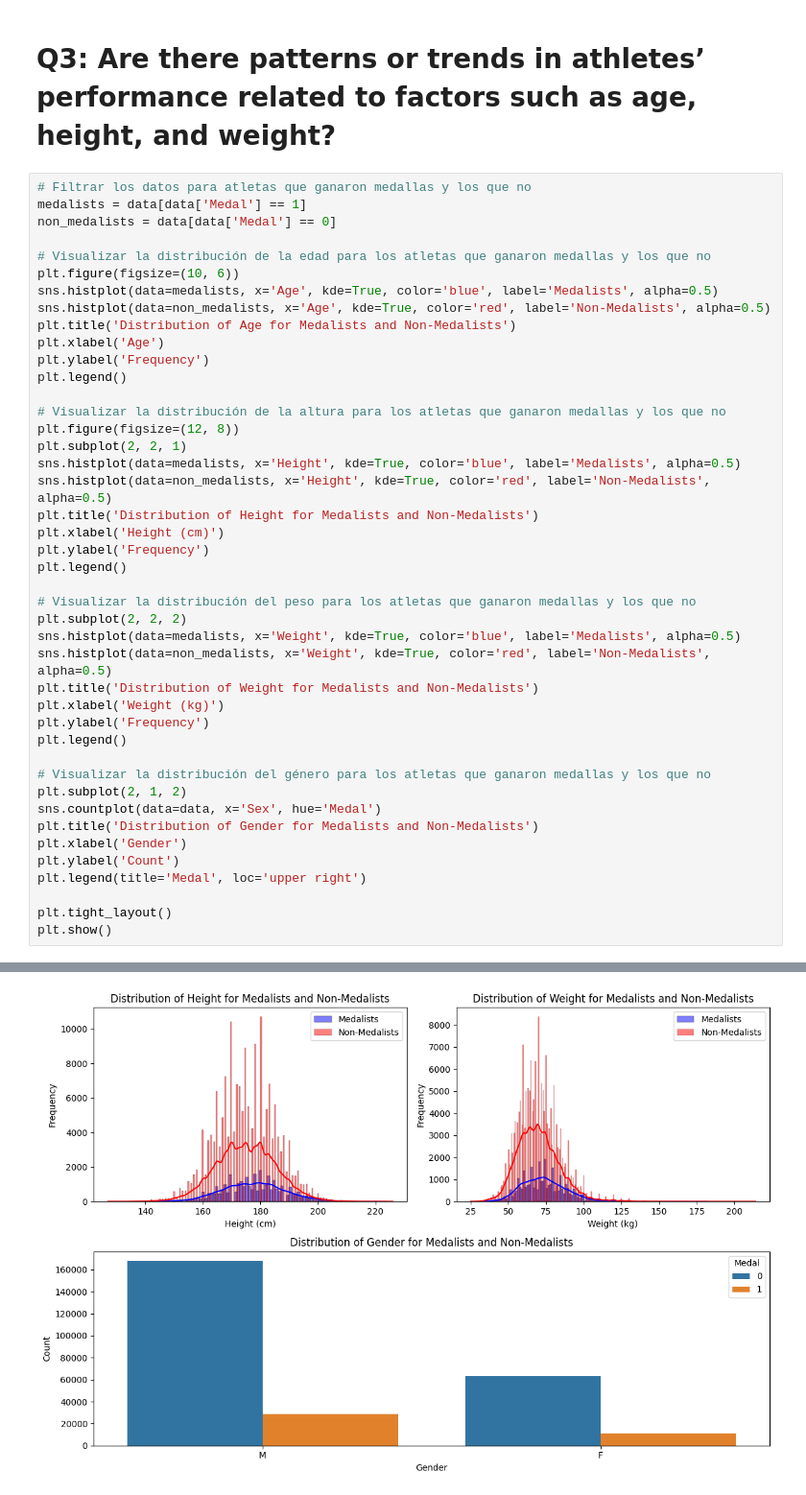
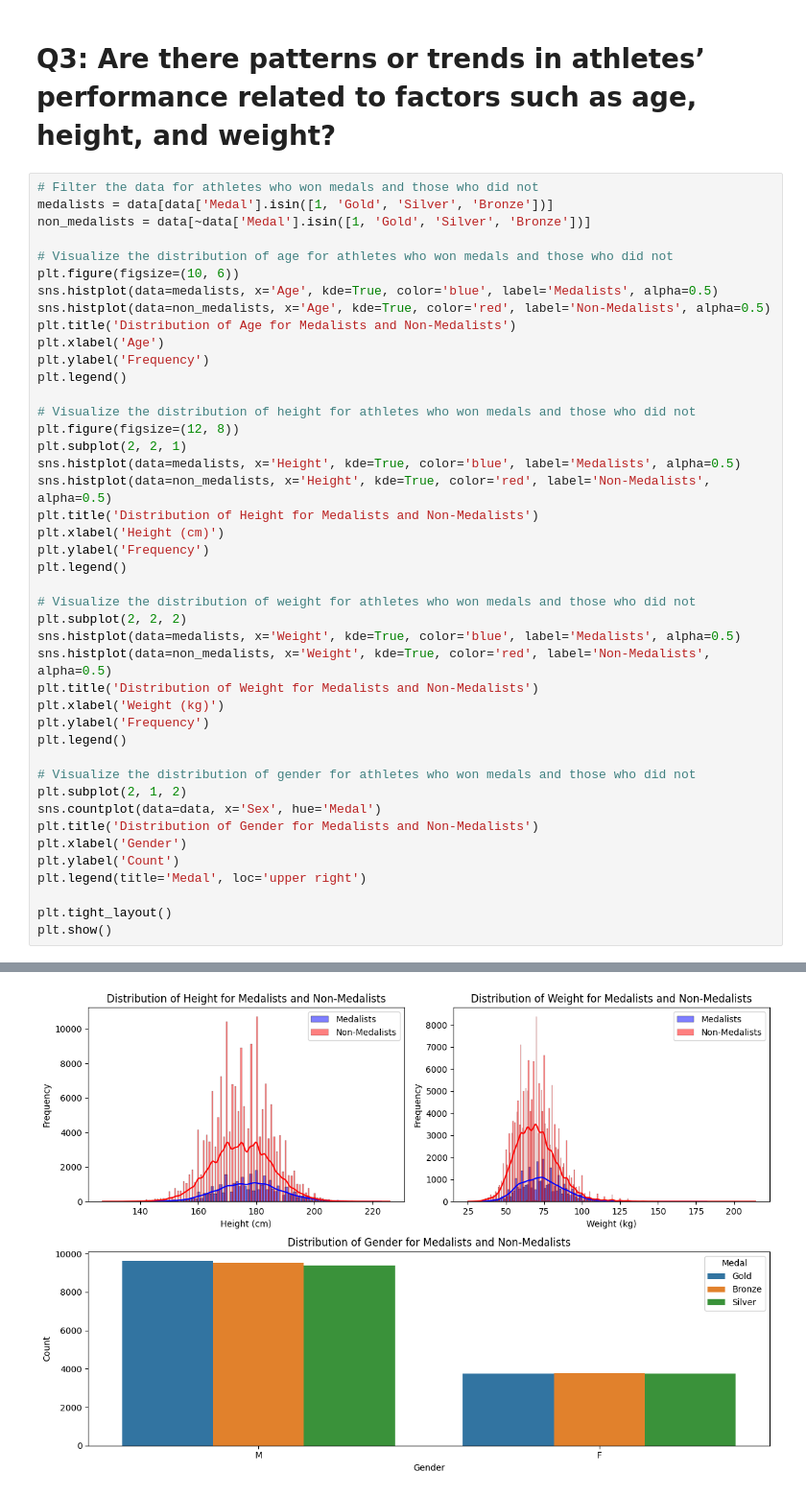
Before and after one commit to DiegoMerinoMas/Capstone-Project, a Jupyter notebook: DataAnalysis.ipynb, the cells around one changed output, grey strips where cells are left out. Shown at 96% size. Drawn from its saved outputs; the diff is of its cells as text.

```diff
--- a/DataAnalysis.ipynb
+++ b/DataAnalysis.ipynb
@@ -254,11 +226,11 @@ Ingrese el código del país (NOC) para ver su rendimiento a lo largo de los añ
 # %% [markdown]
 # Q3: Are there patterns or trends in athletes’ performance related to factors such as age, height, and weight?
 # %%
-# Filtrar los datos para atletas que ganaron medallas y los que no
-medalists = data[data['Medal'] == 1]
-non_medalists = data[data['Medal'] == 0]
+# Filter the data for athletes who won medals and those who did not
+medalists = data[data['Medal'].isin([1, 'Gold', 'Silver', 'Bronze'])]
+non_medalists = data[~data['Medal'].isin([1, 'Gold', 'Silver', 'Bronze'])]
 
-# Visualizar la distribución de la edad para los atletas que ganaron medallas y los que no
+# Visualize the distribution of age for athletes who won medals and those who did not
 plt.figure(figsize=(10, 6))
 sns.histplot(data=medalists, x='Age', kde=True, color='blue', label='Medalists', alpha=0.5)
 sns.histplot(data=non_medalists, x='Age', kde=True, color='red', label='Non-Medalists', alpha=0.5)
@@ -267,35 +239,35 @@ plt.xlabel('Age')
 plt.ylabel('Frequency')
 plt.legend()
 
-# Visualizar la distribución de la altura para los atletas que ganaron medallas y los que no
+# Visualize the distribution of height for athletes who won medals and those who did not
 plt.figure(figsize=(12, 8))
 plt.subplot(2, 2, 1)
 sns.histplot(data=medalists, x='Height', kde=True, color='blue', label='Medalists', alpha=0.5)
 sns.histplot(data=non_medalists, x='Height', kde=True, color='red', label='Non-Medalists', alpha=0.5)
 plt.title('Distribution of Height for Medalists and Non-Medalists')
 plt.xlabel('Height (cm)')
 plt.ylabel('Frequency')
 plt.legend()
 
-# Visualizar la distribución del peso para los atletas que ganaron medallas y los que no
+# Visualize the distribution of weight for athletes who won medals and those who did not
 plt.subplot(2, 2, 2)
 sns.histplot(data=medalists, x='Weight', kde=True, color='blue', label='Medalists', alpha=0.5)
 sns.histplot(data=non_medalists, x='Weight', kde=True, color='red', label='Non-Medalists', alpha=0.5)
 plt.title('Distribution of Weight for Medalists and Non-Medalists')
 plt.xlabel('Weight (kg)')
 plt.ylabel('Frequency')
 plt.legend()
 
-# Visualizar la distribución del género para los atletas que ganaron medallas y los que no
+# Visualize the distribution of gender for athletes who won medals and those who did not
 plt.subplot(2, 1, 2)
 sns.countplot(data=data, x='Sex', hue='Medal')
 plt.title('Distribution of Gender for Medalists and Non-Medalists')
 plt.xlabel('Gender')
 plt.ylabel('Count')
 plt.legend(title='Medal', loc='upper right')
 
 plt.tight_layout()
 plt.show()
 # %% [output]
 [figure]
-[figure, old version]
+[figure, new version]
```
Also changed, not shown: parts of 13 cells of this notebook.
